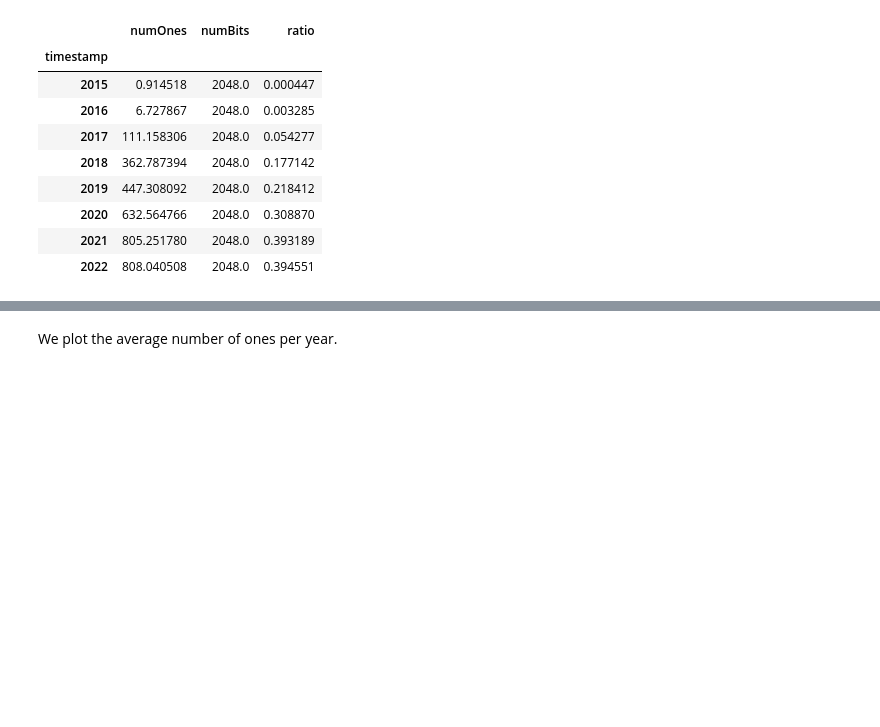
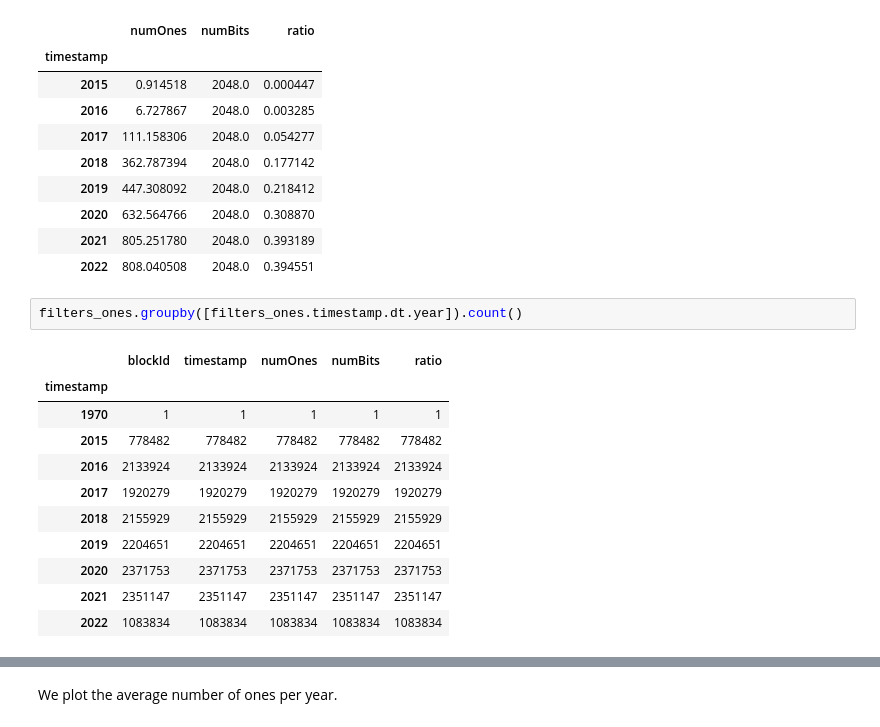
Before and after one commit to mloporchio/LogsBloomAnalysis, a Jupyter notebook: stats.ipynb, the cells around one changed output, grey strips where cells are left out. Saved outputs shown, nothing was run; the diff lists cells and outputs as text; blank space fills up the shorter version.

```diff
--- a/stats.ipynb
+++ b/stats.ipynb
@@ -68,3 +68,17 @@ x
 | 2020 | 632.564766 | 2048.0 | 0.308870 |
 | 2021 | 805.251780 | 2048.0 | 0.393189 |
 | 2022 | 808.040508 | 2048.0 | 0.394551 |
+# %%
+filters_ones.groupby([filters_ones.timestamp.dt.year]).count()
+# %% [output]
+|  | blockId | timestamp | numOnes | numBits | ratio |
+| timestamp |  |  |  |  |  |
+| 1970 | 1 | 1 | 1 | 1 | 1 |
+| 2015 | 778482 | 778482 | 778482 | 778482 | 778482 |
+| 2016 | 2133924 | 2133924 | 2133924 | 2133924 | 2133924 |
+| 2017 | 1920279 | 1920279 | 1920279 | 1920279 | 1920279 |
+| 2018 | 2155929 | 2155929 | 2155929 | 2155929 | 2155929 |
+| 2019 | 2204651 | 2204651 | 2204651 | 2204651 | 2204651 |
+| 2020 | 2371753 | 2371753 | 2371753 | 2371753 | 2371753 |
+| 2021 | 2351147 | 2351147 | 2351147 | 2351147 | 2351147 |
+| 2022 | 1083834 | 1083834 | 1083834 | 1083834 | 1083834 |
```
Also changed, not shown: parts of 2 cells of this notebook, 10 other files.
